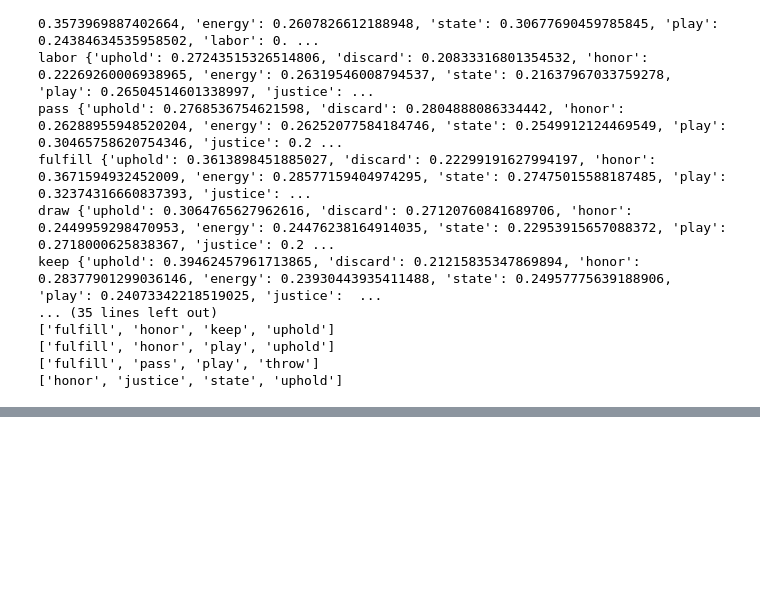
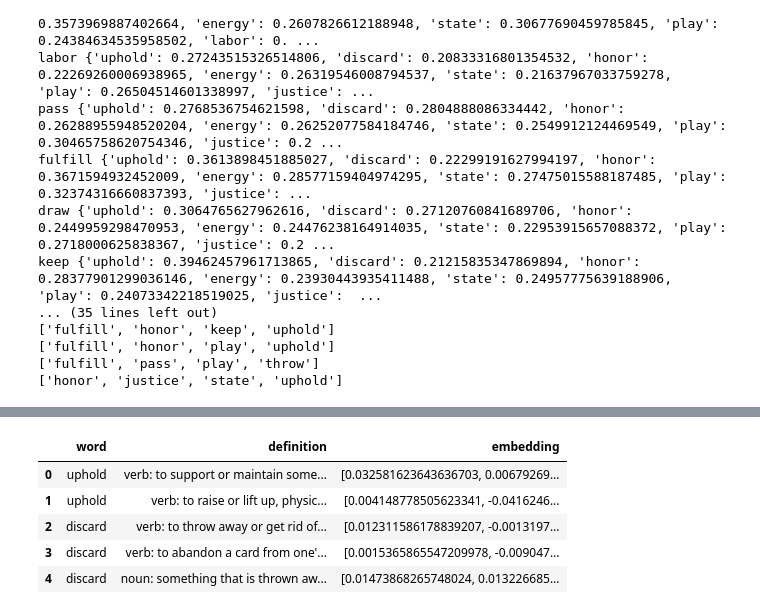
Before and after one commit to jimthompson5802/connection_solver, a Jupyter notebook: src/agent_testbed/rag_prototype_analysis.ipynb, the cells around one changed output, grey strips where cells are left out. Cells and saved outputs as stored; diff of their text form; code cells hidden in the pictures; blank space fills up the shorter version.

```diff
--- a/src/agent_testbed/rag_prototype_analysis.ipynb
+++ b/src/agent_testbed/rag_prototype_analysis.ipynb
@@ -154,0 +163,9 @@ keep {'uphold': 0.39462457961713865, 'discard': 0.21215835347869894, 'honor': 0.
+# %%
+df_combined.head()
+# %% [output]
+|  | word | definition | embedding |
+| 0 | uphold | verb: to support or maintain some... | [0.032581623643636703, 0.00679269... |
+| 1 | uphold | verb: to raise or lift up, physic... | [0.004148778505623341, -0.0416246... |
+| 2 | discard | verb: to throw away or get rid of... | [0.012311586178839207, -0.0013197... |
+| 3 | discard | verb: to abandon a card from one'... | [0.0015365865547209978, -0.009047... |
+| 4 | discard | noun: something that is thrown aw... | [0.01473868265748024, 0.013226685... |
```
Also changed, not shown: parts of 6 cells of this notebook.
